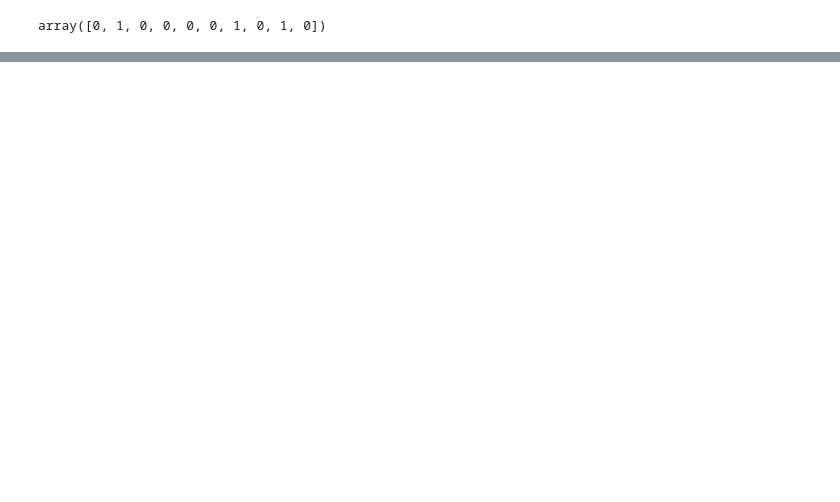
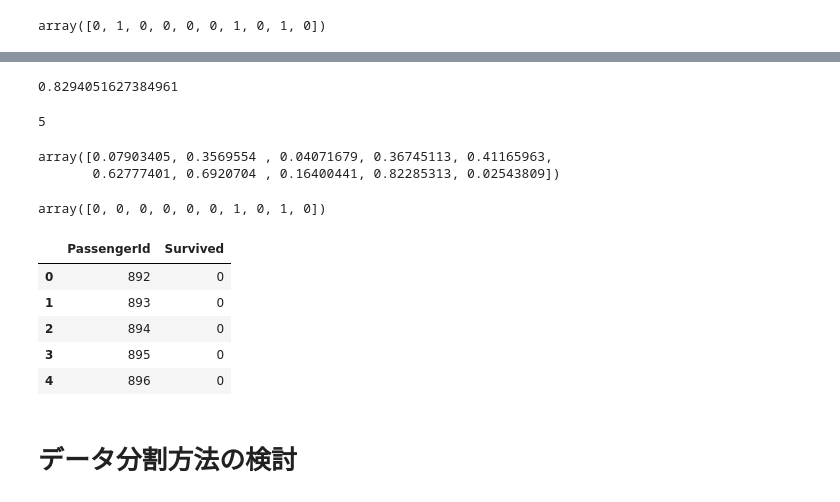
Before and after one commit to kitakou0313/titanic, a Jupyter notebook: ch2/ch2_7.ipynb, the cells around one changed output, grey strips where cells are left out. Drawn from its saved outputs; the diff is of its cells as text; code cells hidden in the pictures; blank space fills up the shorter version.

Commit message:
Use StratifiedKFold

```diff
--- a/ch2/ch2_7.ipynb
+++ b/ch2/ch2_7.ipynb
@@ -103,3 +103,5 @@ y_pred = (y_pred > 0.5).astype(int)
 y_pred[:10]
 # %% [output]
 array([0, 1, 0, 0, 0, 0, 1, 0, 1, 0])
+# %%
+sub = pd.read_csv('../data/gender_submission.csv')
@@ -105,0 +159,31 @@ array([0, 1, 0, 0, 0, 0, 1, 0, 1, 0])
+# %%
+for fold_id, (train_index, valid_index) in enumerate(cv.split(X_train)):
+    X_tr = X_train.loc[train_index,:]
+    X_val = X_train.loc[valid_index, :]
+    y_tr = y_train[train_index]
+    y_val = y_train[valid_index]
+
+    lgb_train = lgb.Dataset(
+        X_tr, y_tr, categorical_feature=categorical_features
+    )
+
+    lgb_eval = lgb.Dataset(
+        X_val, y_val, reference=lgb_train, categorical_feature=categorical_features
+    )
+
+    model = lgb.train(
+        params,
+        lgb_train, valid_sets=[lgb_train,lgb_eval],
+        verbose_eval=10,
+        num_boost_round=1000,
+        early_stopping_rounds=10
+    )
+
+    oof_train[valid_index] = model.predict(
+        X_val, num_iteration=model.best_iteration
+    )
+    y_pred = model.predict(
+        X_test, num_iteration=model.best_iteration
+    )
+    y_preds.append(y_pred)
+    models.append(model)
@@ -105,0 +222,36 @@ array([0, 1, 0, 0, 0, 0, 1, 0, 1, 0])
+# %%
+from sklearn.metrics import accuracy_score
+
+y_pred_oof = (oof_train > 0.5).astype(int)
+accuracy_score(y_train, y_pred_oof)
+# %% [output]
+0.8294051627384961
+# %%
+len(y_preds)
+# %% [output]
+5
+# %%
+y_preds[0][:10]
+# %% [output]
+array([0.07903405, 0.3569554 , 0.04071679, 0.36745113, 0.41165963,
+       0.62777401, 0.6920704 , 0.16400441, 0.82285313, 0.02543809])
+# %%
+y_sub = sum(y_preds) / len(y_preds)
+y_sub = (y_sub > 0.5).astype(int)
+y_sub[:10]
+# %% [output]
+array([0, 0, 0, 0, 0, 0, 1, 0, 1, 0])
+# %%
+sub['Survived'] = y_sub
+sub.to_csv('submission_lightgbm_kfold.csv', index=False)
+
+sub.head()
+# %% [output]
+|  | PassengerId | Survived |
+| 0 | 892 | 0 |
+| 1 | 893 | 0 |
+| 2 | 894 | 0 |
+| 3 | 895 | 0 |
+| 4 | 896 | 0 |
+# %% [markdown]
+# データ分割方法の検討
```
Also changed, not shown: parts of 6 cells of this notebook, 2 other files.
